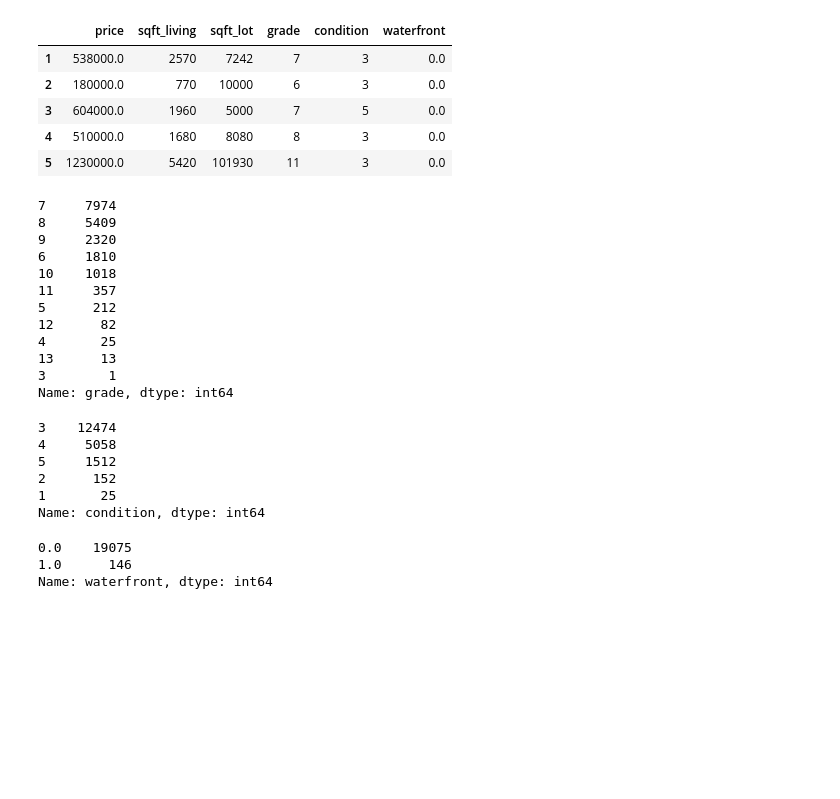
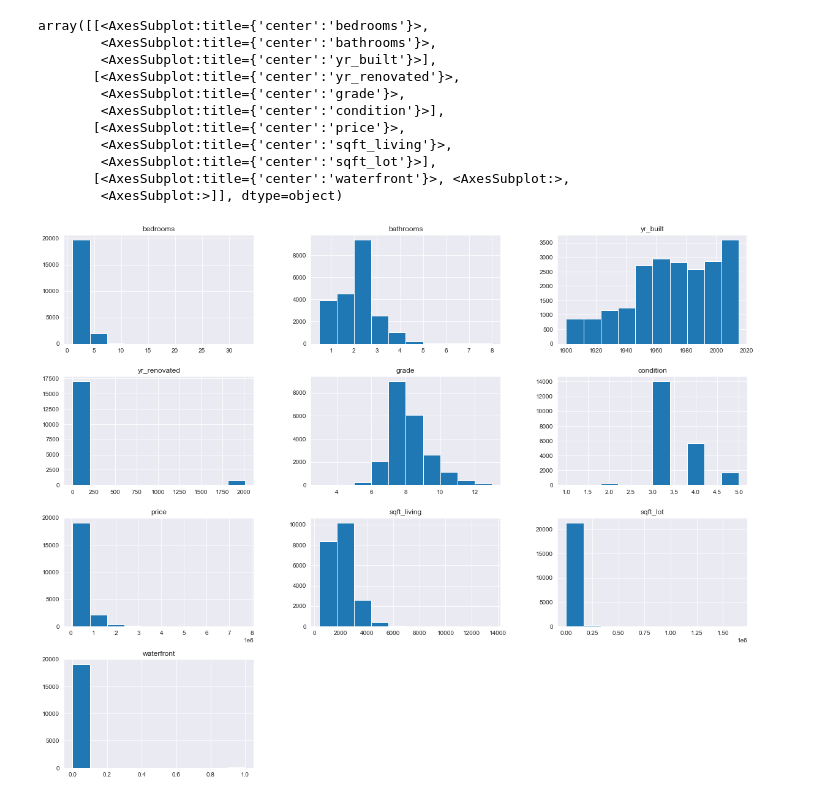
Before and after one commit to justinweible/Housing_Data_Analysis, a Jupyter notebook: Untitled-1.ipynb, the cells around one changed output. Saved outputs shown, nothing was run; the diff lists cells and outputs as text; code cells hidden in the pictures; blank space fills up the shorter version.

```diff
--- a/Untitled-1.ipynb
+++ b/Untitled-1.ipynb
@@ -163,39 +101,15 @@ Name: price, dtype: float64
-# %%
-housing_df_edited.head()
-# %% [output]
-|  | price | sqft_living | sqft_lot | grade | condition | waterfront |
-| 1 | 538000.0 | 2570 | 7242 | 7 | 3 | 0.0 |
-| 2 | 180000.0 | 770 | 10000 | 6 | 3 | 0.0 |
-| 3 | 604000.0 | 1960 | 5000 | 7 | 5 | 0.0 |
-| 4 | 510000.0 | 1680 | 8080 | 8 | 3 | 0.0 |
-| 5 | 1230000.0 | 5420 | 101930 | 11 | 3 | 0.0 |
-# %%
-housing_df_edited['grade'].value_counts()
-# %% [output]
-7     7974
-8     5409
-9     2320
-6     1810
-10    1018
-11     357
-5      212
-12      82
-4       25
-13      13
-3        1
-Name: grade, dtype: int64
-# %%
-housing_df_edited['condition'].value_counts()
-# %% [output]
-3    12474
-4     5058
-5     1512
-2      152
-1       25
-Name: condition, dtype: int64
-# %%
-housing_df_edited['waterfront'].value_counts()
-# %% [output]
-0.0    19075
-1.0      146
-Name: waterfront, dtype: int64
+# %%
+housing_df.hist(figsize=(20,16))
+# %% [output]
+array([[<AxesSubplot:title={'center':'bedrooms'}>,
+        <AxesSubplot:title={'center':'bathrooms'}>,
+        <AxesSubplot:title={'center':'yr_built'}>],
+       [<AxesSubplot:title={'center':'yr_renovated'}>,
+        <AxesSubplot:title={'center':'grade'}>,
+        <AxesSubplot:title={'center':'condition'}>],
+       [<AxesSubplot:title={'center':'price'}>,
+        <AxesSubplot:title={'center':'sqft_living'}>,
+        <AxesSubplot:title={'center':'sqft_lot'}>],
+       [<AxesSubplot:title={'center':'waterfront'}>, <AxesSubplot:>,
+        <AxesSubplot:>]], dtype=object)
+[figure, added]
```
Also changed, not shown: parts of 23 cells of this notebook.
